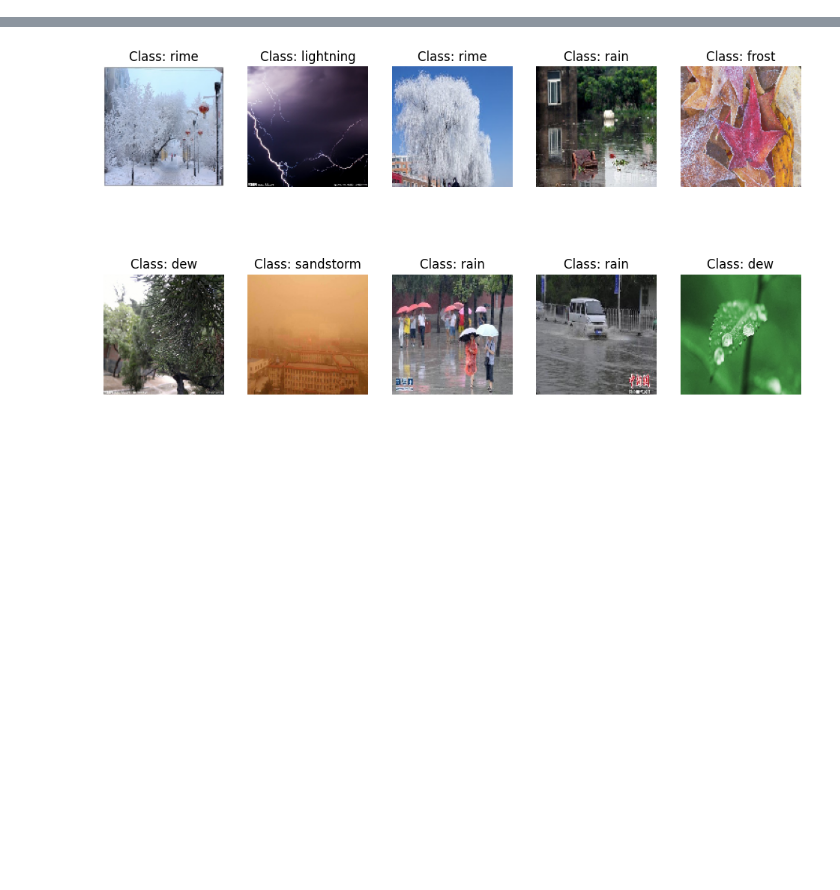
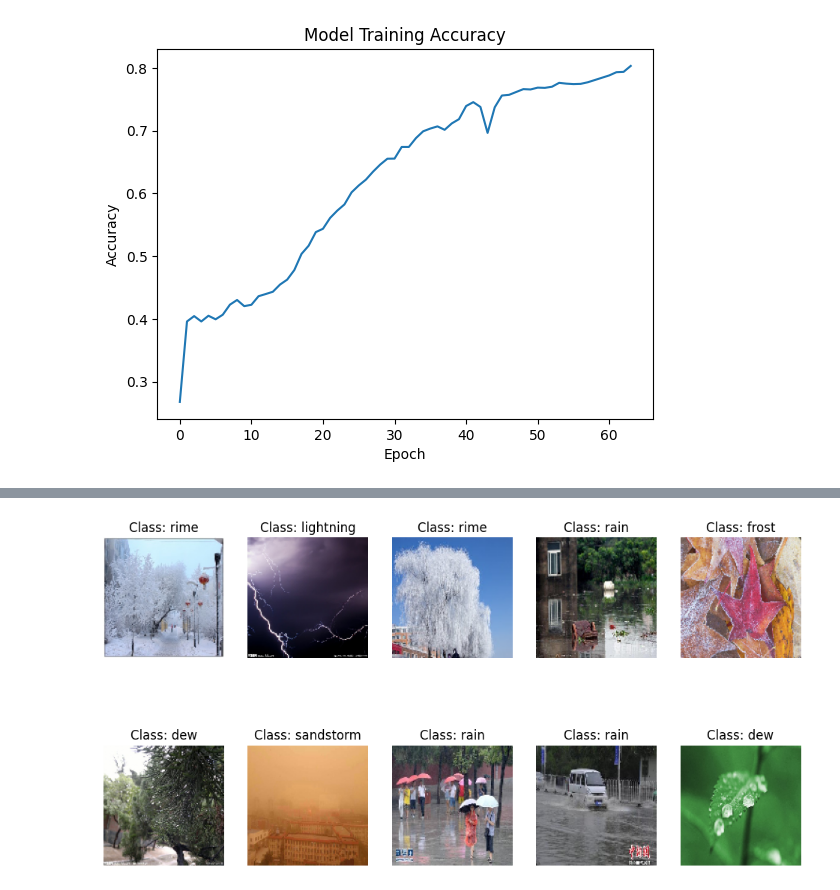
Before and after one commit to Lave1/Deep-learning-exam, a Jupyter notebook: main.ipynb, the cells around one changed output, grey strips where cells are left out. Saved outputs shown, nothing was run; the diff lists cells and outputs as text; code cells hidden in the pictures; blank space fills up the shorter version.

Commit message:
Testato il modello e fatto grafico del training

```diff
--- a/main.ipynb
+++ b/main.ipynb
@@ -104,7 +103,7 @@ y_test_encoded = np.array(y_test_encoded)
 
 # Now you can train your model
 
-model.fit(X_train_features, y_train_encoded, epochs=10, batch_size=32, verbose=1)
+hystory = model.fit(X_train_features, y_train_encoded, epochs=64, batch_size=32, verbose=1)
 
 # Evaluate the model on the test set
 test_loss, test_accuracy = model.evaluate(X_test_features, y_test_encoded)
@@ -128,0 +128,9 @@ Epoch 10/10
+# %%
+# Plotting the training accuracy
+plt.plot(hystory.history['accuracy'])
+plt.title('Model Training Accuracy')
+plt.xlabel('Epoch')
+plt.ylabel('Accuracy')
+plt.show()
+# %% [output]
+[figure, added]
```
Also changed, not shown: parts of 3 cells of this notebook.
